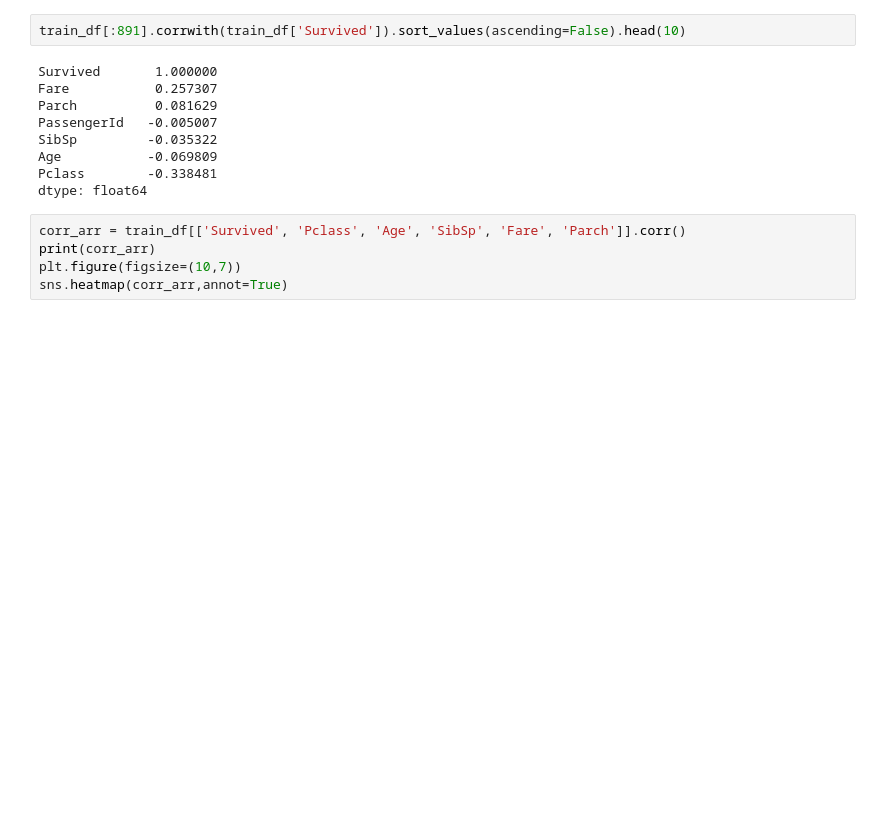
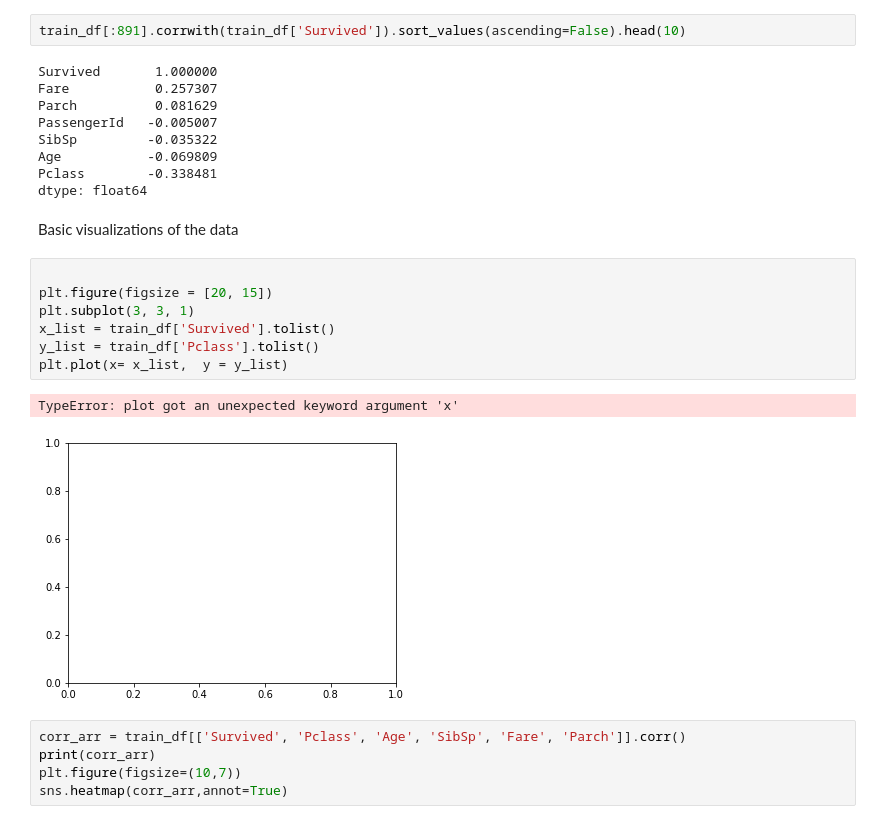
Before and after one commit to tasozgurcem11/titanic-survival-prediction, a Jupyter notebook: titanic.ipynb, the cells around one changed output. Saved outputs shown, nothing was run; the diff lists cells and outputs as text; blank space fills up the shorter version.

```diff
--- a/titanic.ipynb
+++ b/titanic.ipynb
@@ -68,6 +68,18 @@ SibSp         -0.035322
 Age           -0.069809
 Pclass        -0.338481
 dtype: float64
+# %% [markdown]
+Basic visualizations of the data
+# %%
+
+plt.figure(figsize = [20, 15])
+plt.subplot(3, 3, 1)
+x_list = train_df['Survived'].tolist()
+y_list = train_df['Pclass'].tolist()
+plt.plot(x= x_list,  y = y_list)
+# %% [output]
+TypeError: plot got an unexpected keyword argument 'x'
+[figure, added]
 # %%
 corr_arr = train_df[['Survived', 'Pclass', 'Age', 'SibSp', 'Fare', 'Parch']].corr()
 print(corr_arr)
```
Also changed, not shown: parts of 2 cells of this notebook.
